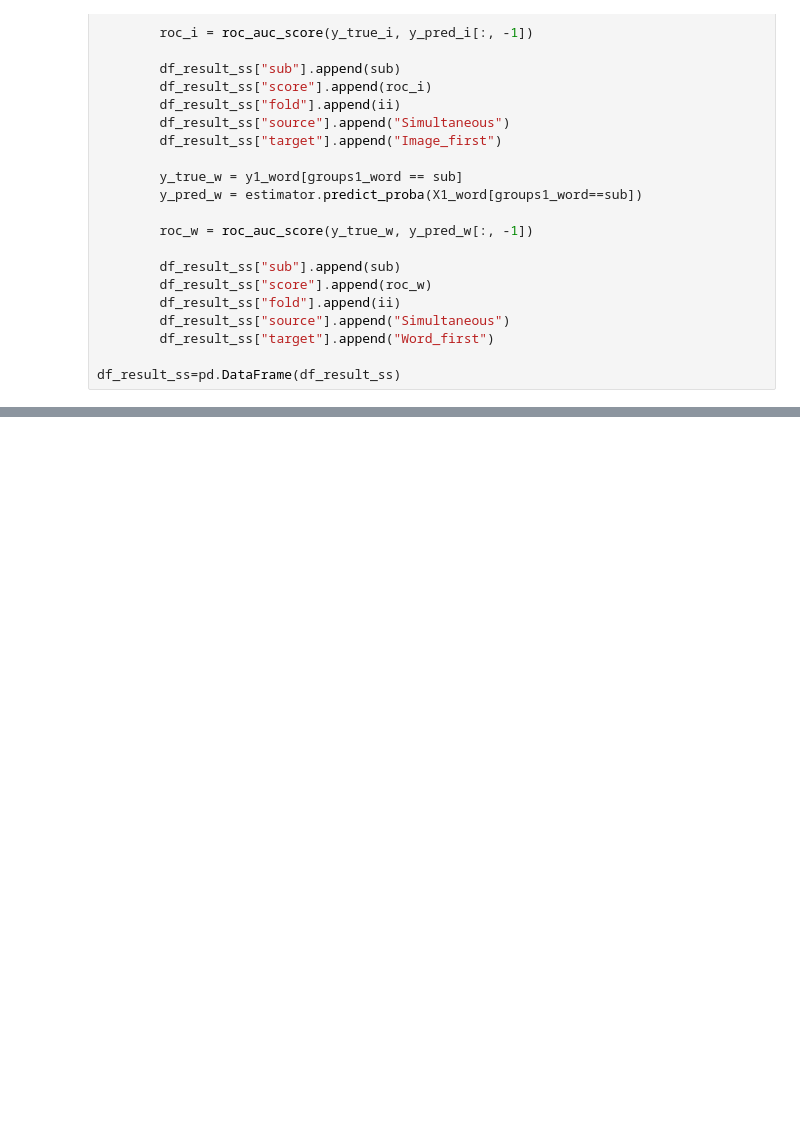
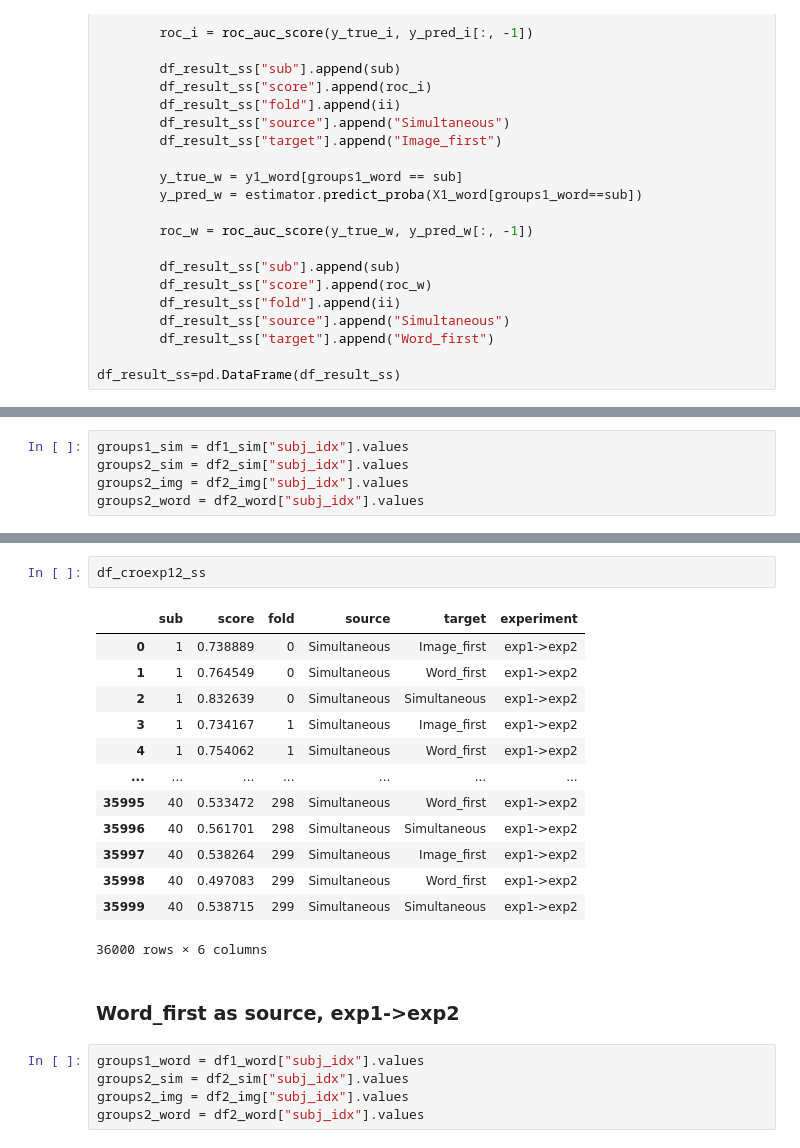
Before and after one commit to AaronZheng87/Decoding_SALT, a Jupyter notebook: 1_Analysis/Analysis326.ipynb, the cells around one changed output, grey strips where cells are left out. Saved outputs shown, nothing was run; the diff lists cells and outputs as text; blank space fills up the shorter version.

```diff
--- a/1_Analysis/Analysis326.ipynb
+++ b/1_Analysis/Analysis326.ipynb
@@ -386,0 +601,5 @@ plt.savefig("barplot_cro_con.png",dpi=300)
+# %%
+groups1_sim = df1_sim["subj_idx"].values
+groups2_sim = df2_sim["subj_idx"].values
+groups2_img = df2_img["subj_idx"].values
+groups2_word = df2_word["subj_idx"].values
@@ -386,0 +660,23 @@ plt.savefig("barplot_cro_con.png",dpi=300)
+# %%
+df_croexp12_ss
+# %% [output]
+|  | sub | score | fold | source | target | experiment |
+| 0 | 1 | 0.738889 | 0 | Simultaneous | Image_first | exp1->exp2 |
+| 1 | 1 | 0.764549 | 0 | Simultaneous | Word_first | exp1->exp2 |
+| 2 | 1 | 0.832639 | 0 | Simultaneous | Simultaneous | exp1->exp2 |
+| 3 | 1 | 0.734167 | 1 | Simultaneous | Image_first | exp1->exp2 |
+| 4 | 1 | 0.754062 | 1 | Simultaneous | Word_first | exp1->exp2 |
+| ... | ... | ... | ... | ... | ... | ... |
+| 35995 | 40 | 0.533472 | 298 | Simultaneous | Word_first | exp1->exp2 |
+| 35996 | 40 | 0.561701 | 298 | Simultaneous | Simultaneous | exp1->exp2 |
+| 35997 | 40 | 0.538264 | 299 | Simultaneous | Image_first | exp1->exp2 |
+| 35998 | 40 | 0.497083 | 299 | Simultaneous | Word_first | exp1->exp2 |
+| 35999 | 40 | 0.538715 | 299 | Simultaneous | Simultaneous | exp1->exp2 |
+36000 rows × 6 columns
+# %% [markdown]
+### Word_first as source, exp1->exp2
+# %%
+groups1_word = df1_word["subj_idx"].values
+groups2_sim = df2_sim["subj_idx"].values
+groups2_img = df2_img["subj_idx"].values
+groups2_word = df2_word["subj_idx"].values
```
Also changed, not shown: parts of 44 cells of this notebook, 10 other files.
